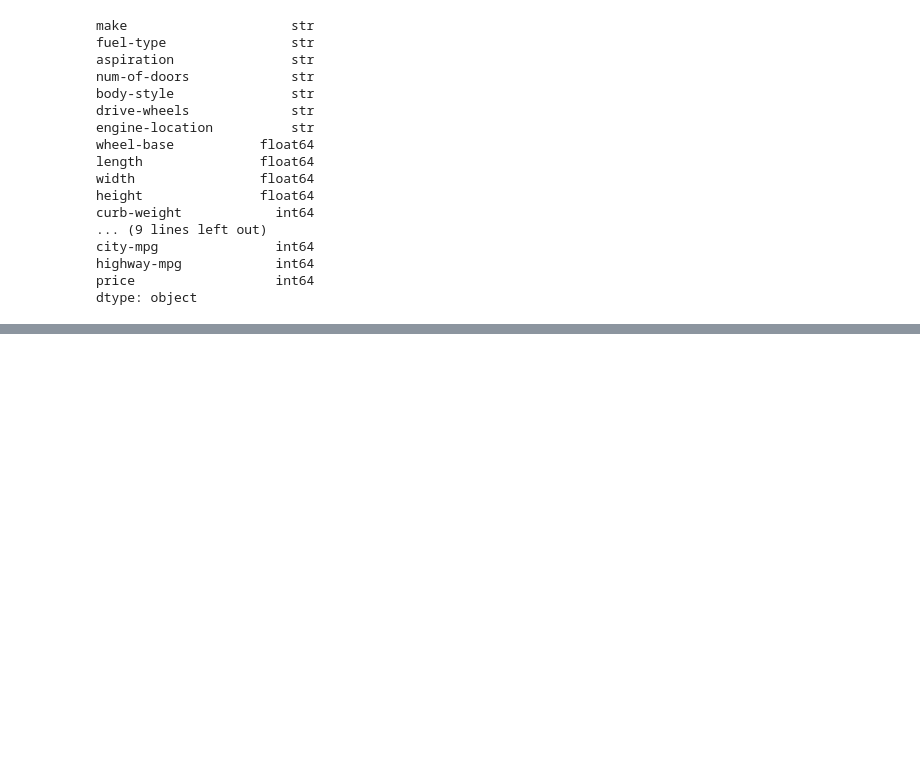
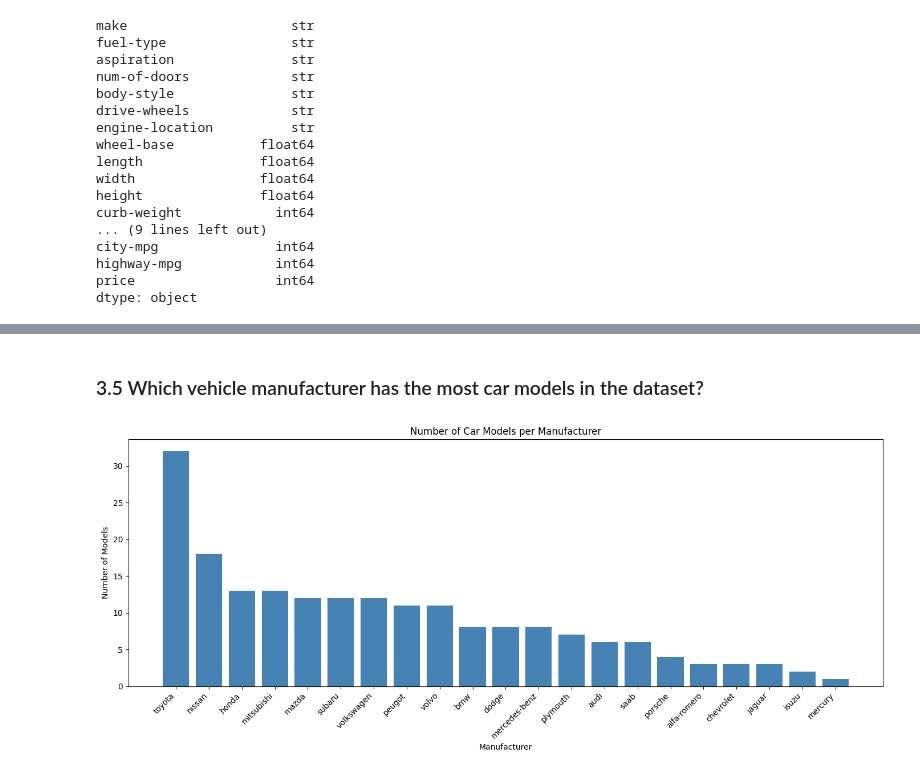
Before and after one commit to PerryRichardson/EDA_Automobiles, a Jupyter notebook: automobiles_eda.ipynb, the cells around one changed output, grey strips where cells are left out. Saved outputs shown, nothing was run; the diff lists cells and outputs as text; code cells hidden in the pictures; blank space fills up the shorter version.

```diff
--- a/automobiles_eda.ipynb
+++ b/automobiles_eda.ipynb
@@ -160,0 +284,18 @@ dtype: object
+# %% [markdown]
+### 3.5 Which vehicle manufacturer has the most car models in the dataset?
+# %%
+# Count number of models per manufacturer
+models_per_make = automobiles_df['make'].value_counts()
+
+# Bar chart of number of models per manufacturer
+plt.figure(figsize=(14, 6))
+plt.bar(models_per_make.index, models_per_make.values, color='steelblue')
+plt.title('Number of Car Models per Manufacturer')
+plt.xlabel('Manufacturer')
+plt.ylabel('Number of Models')
+plt.xticks(rotation=45, ha='right')
+plt.tight_layout()
+plt.savefig('Figures/models_per_manufacturer.png', dpi=150)
+plt.show()
+# %% [output]
+[figure, added]
```
Also changed, not shown: parts of 15 cells of this notebook, 4 other files.
